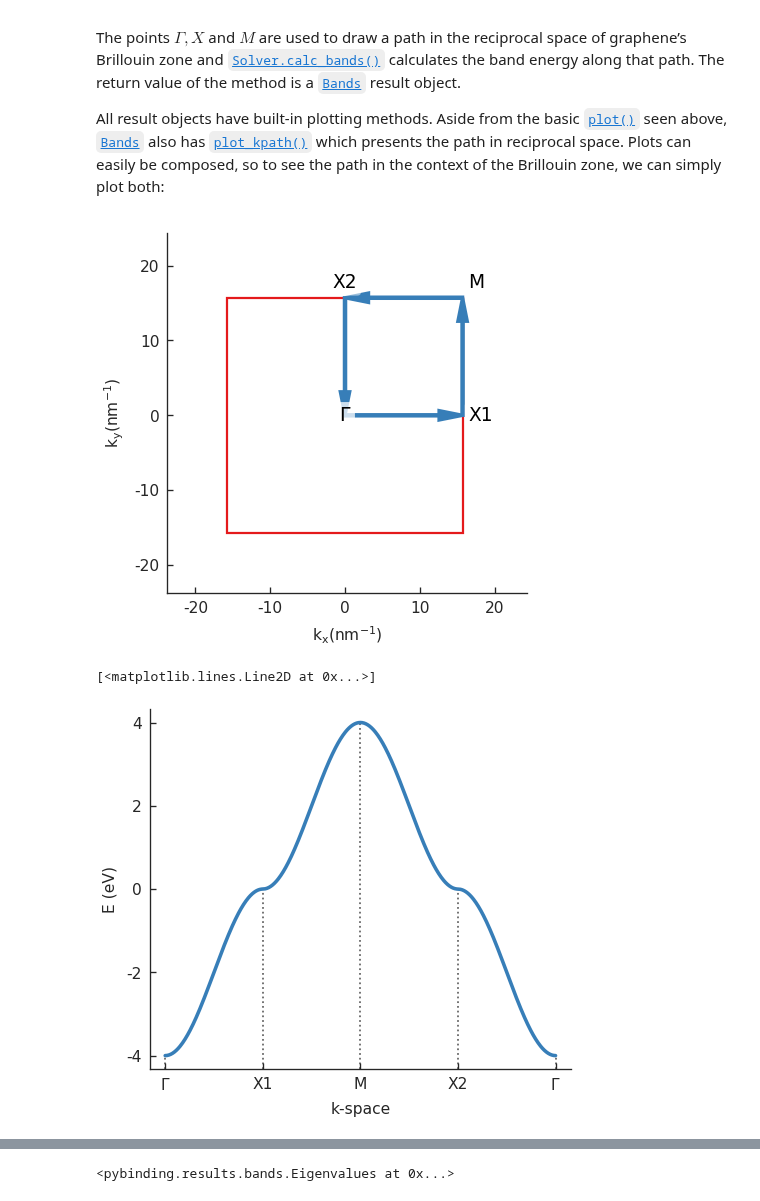
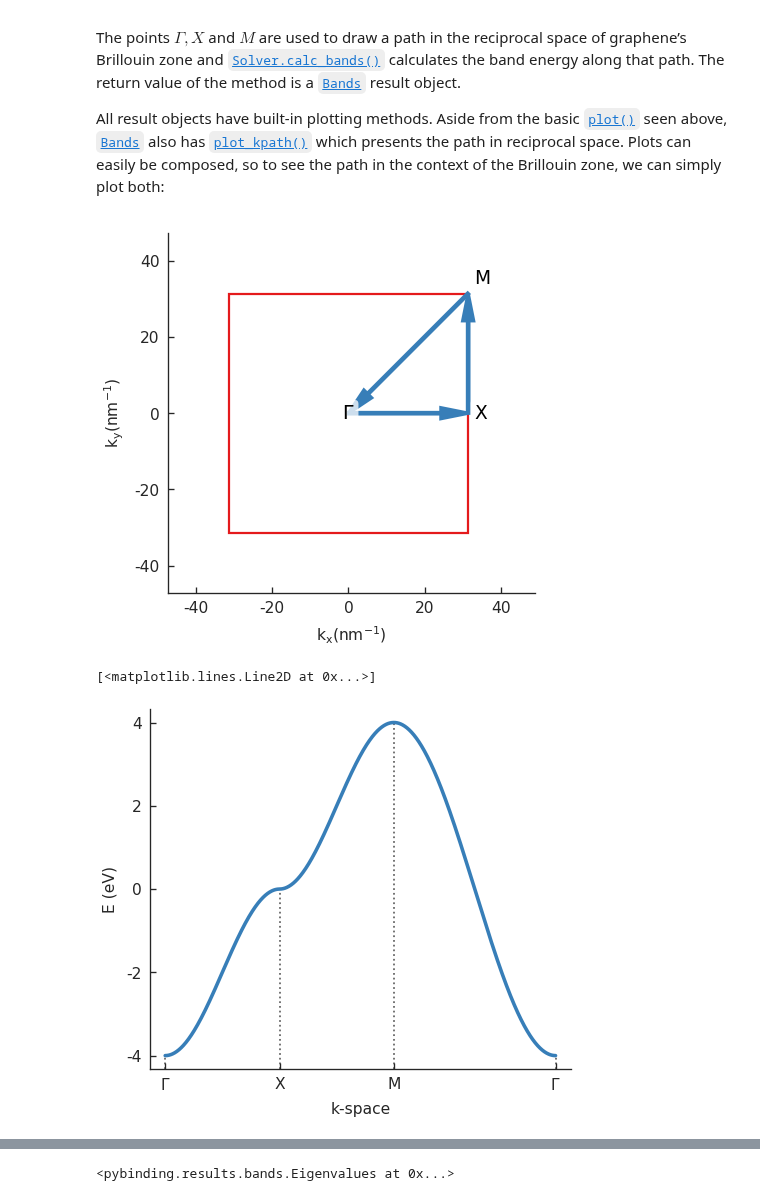
Before and after one commit to rpoteau/pyPhysChem, a Jupyter notebook: TB.ipynb, the cells around one changed output, grey strips where cells are left out. Saved outputs shown, nothing was run; the diff lists cells and outputs as text; code cells hidden in the pictures.

```diff
--- a/TB.ipynb
+++ b/TB.ipynb
@@ -73,7 +96,7 @@ import matplotlib.pyplot as plt
 
 pb.pltutils.use_style() # applies pybinding’s default style settings for matplotlib
 
-d = 0.2  # [nm] unit cell length
+d = 0.1  # [nm] unit cell length
 t = -1   # [eV] hopping energy
 
 # create a simple 1D lattice with vector a1
@@ -305,7 +464,7 @@ import matplotlib.pyplot as plt
 
 pb.pltutils.use_style() # applies pybinding’s default style settings for matplotlib
 
-def square_lattice(a=0.2, t=-1.):
+def square_lattice(a=0.1, t=-1.):
     '''
     input:
         - a = lattice parameter, in nm (default: 2 angs = 0.2 nm)
@@ -325,7 +484,7 @@ def square_lattice(a=0.2, t=-1.):
     )
     return lattice
 
-aSQL = 0.2
+aSQL = 0.1
 tSQL = -1.
 SQL = square_lattice(aSQL,tSQL)
 SQL.plot()  # plot the lattice that was just constructed
@@ -379,23 +538,24 @@ All result objects have built-in plotting methods. Aside from the basic [`plot()
 # %%
 from math import pi
 Gamma = [0, 0]
-X1 = [pi/aSQL, 0]
+X = [pi/aSQL, 0]
 M = [pi/aSQL,pi/aSQL]
-X2 = [0, pi/aSQL]
 
 solverSQL = pb.solver.lapack(SQLmodel)
-SQLbands = solverSQL.calc_bands(Gamma, X1, M, X2, Gamma)
+SQLbands = solverSQL.calc_bands(Gamma, X, M, Gamma)
 
 SQLmodel.lattice.plot_brillouin_zone(decorate=False)
-kpoints_labels = [f'$\Gamma$', 'X1', 'M', 'X2', f'$\Gamma$']
+kpoints_labels = [f'$\Gamma$', 'X', 'M', f'$\Gamma$']
 SQLbands.plot_kpath(point_labels=kpoints_labels)
 # %% [output]
-[figure, old version]
+[figure, new version]
 # %%
 SQLbands.plot(point_labels=kpoints_labels)
+plt.savefig("./FiguresCreatedInNotebooks/HSquareLattice.png",dpi=300, transparent=True)
+plt.show()
 # %% [output]
 [<matplotlib.lines.Line2D at 0x...>]
-[figure, old version]
+[figure, new version]
 # %% [markdown]
 <div class="rq">
 
```
Also changed, not shown: parts of 36 cells of this notebook, 12 other files.
